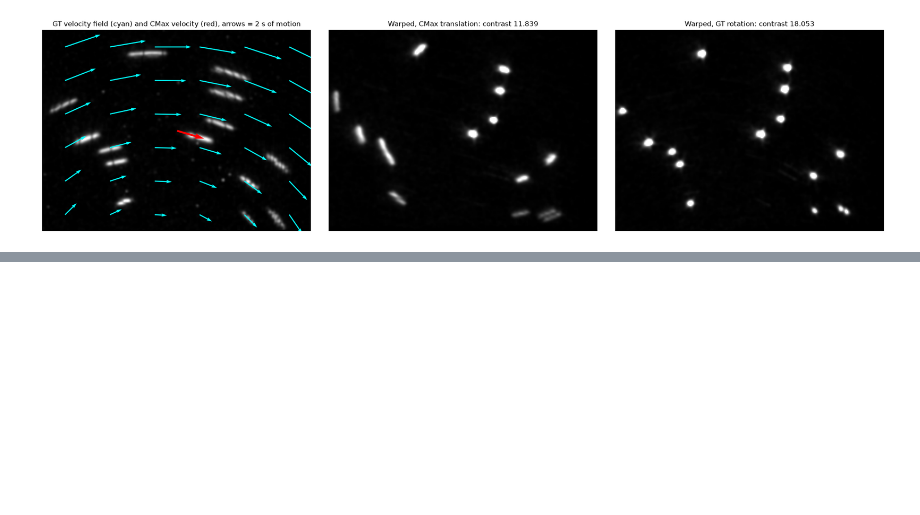
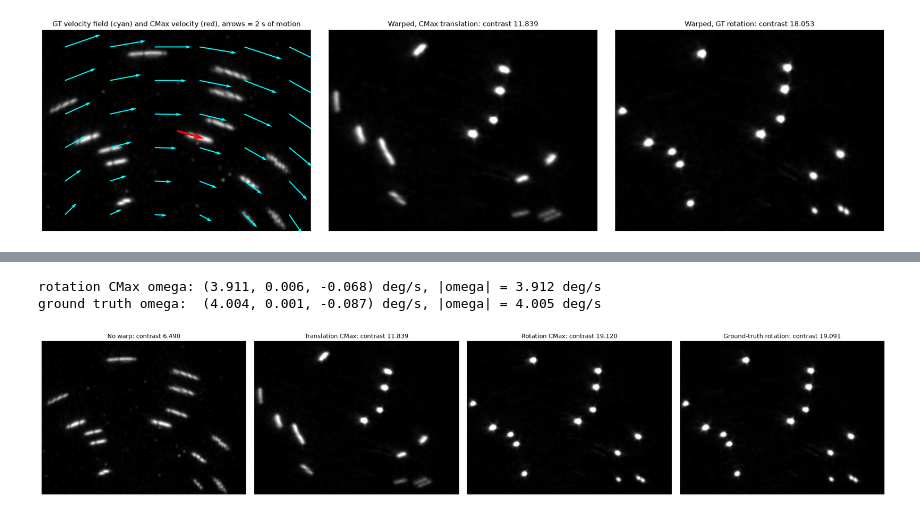
Before and after one commit to allusson/event-perception, a Jupyter notebook: notebooks/05_star_cmax.ipynb, the cells around one changed output, grey strips where cells are left out. Drawn from its saved outputs; the diff is of its cells as text; code cells hidden in the pictures; blank space fills up the shorter version.

Commit message:
Notebook 05: rotational CMax compared with translation and ground truth
Co-Authored-By: Claude Opus 5.5 <noreply@anthropic.com>

```diff
--- a/notebooks/05_star_cmax.ipynb
+++ b/notebooks/05_star_cmax.ipynb
@@ -131,0 +142,24 @@ contrast: no warp 6.490   CMax translation 11.839   GT rotation 18.053
+# %%
+from evcam.cmax import cmax_rotation, iwe_from_coords, rotation_warp
+
+t_s, T_REF = ev["t"] / 1e6, 0.0                         # seconds; t_ref = window start, as in section 3
+omega_rot, c_rot = cmax_rotation(x, y, t_s, M, T_REF, canvas, origin)
+print(f"rotation CMax omega: ({', '.join(f'{v:.3f}' for v in np.degrees(omega_rot))}) deg/s, "
+      f"|omega| = {np.degrees(np.linalg.norm(omega_rot)):.3f} deg/s")
+print(f"ground truth omega:  ({', '.join(f'{v:.3f}' for v in np.degrees(omega))}) deg/s, "
+      f"|omega| = {np.degrees(np.linalg.norm(omega)):.3f} deg/s")
+# %% [output]
+rotation CMax omega: (3.911, 0.006, -0.068) deg/s, |omega| = 3.912 deg/s
+ground truth omega:  (4.004, 0.001, -0.087) deg/s, |omega| = 4.005 deg/s
+# %%
+img_rot = iwe_from_coords(*rotation_warp(x, y, t_s, omega_rot, M, T_REF), canvas, origin)
+img_rot_gt = iwe_from_coords(*rotation_warp(x, y, t_s, omega, M, T_REF), canvas, origin)
+
+panels = [("No warp", img0), ("Translation CMax", img1), ("Rotation CMax", img_rot), ("Ground-truth rotation", img_rot_gt)]
+fig, ax = plt.subplots(1, 4, figsize=(24, 4.6))
+for a, (name, img) in zip(ax, panels):
+    a.imshow(img[PAD:-PAD, PAD:-PAD], cmap="gray", vmin=0, vmax=vmax)
+    a.set_title(f"{name}: contrast {contrast(img):.3f}"); a.axis("off")
+plt.tight_layout(); plt.show()
+# %% [output]
+[figure, added]
```
Also changed, not shown: parts of 3 cells of this notebook, 2 other files.
